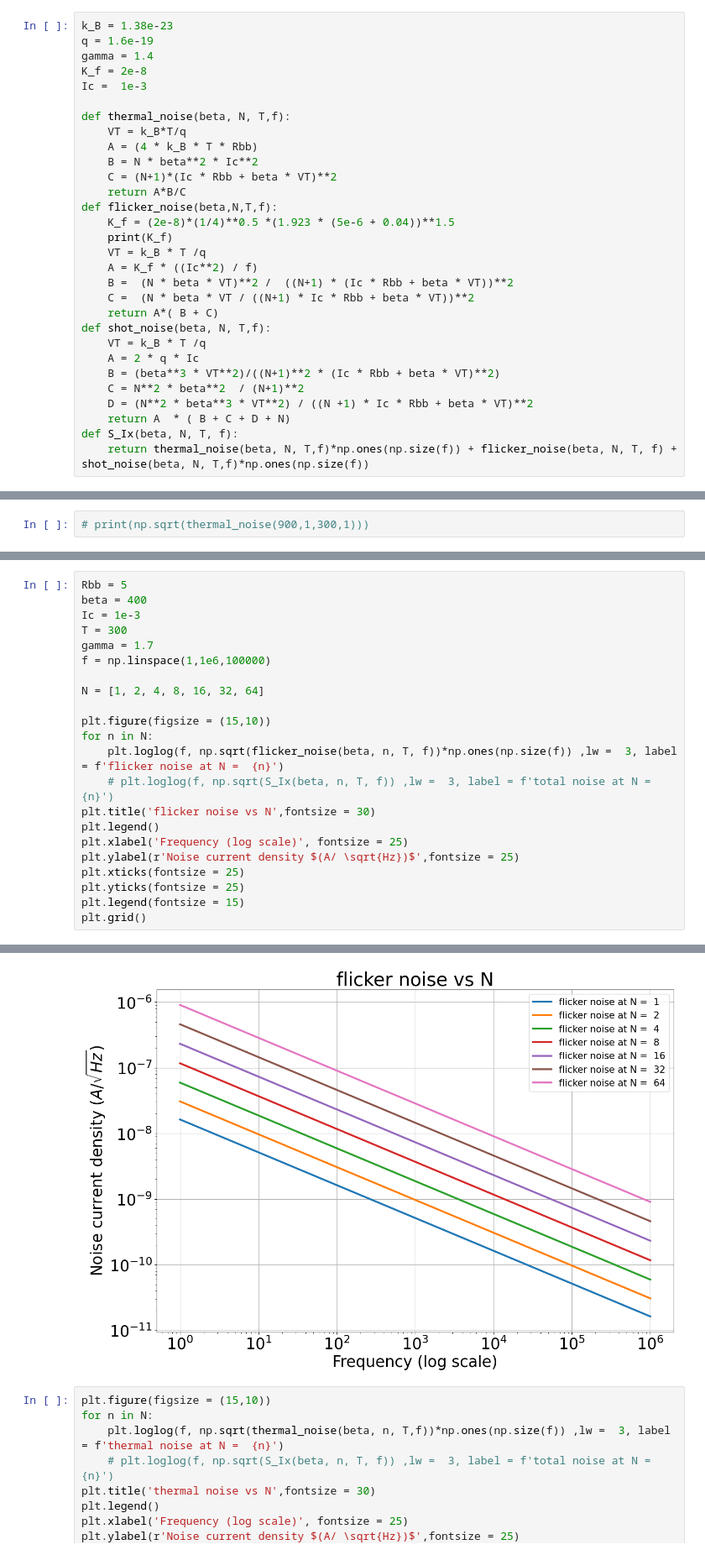
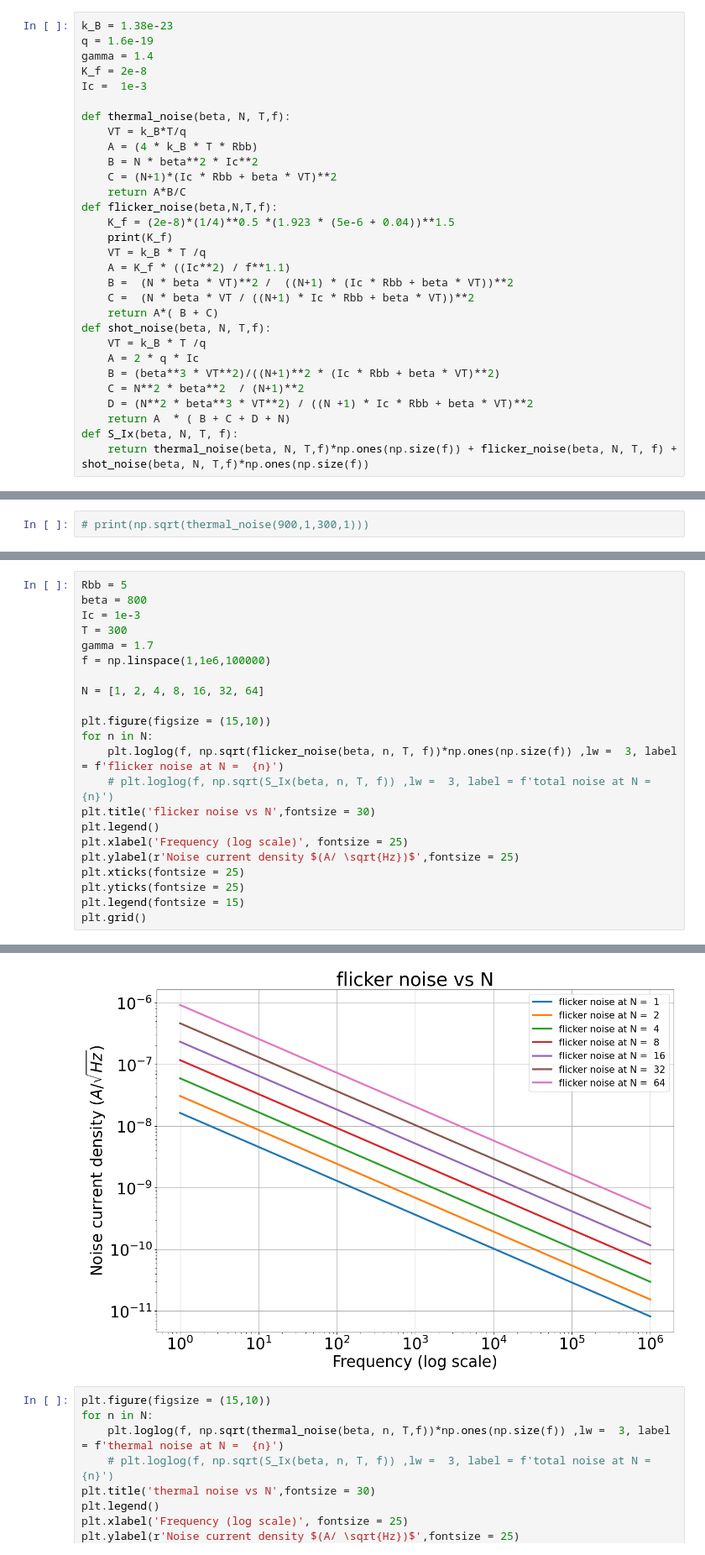
Before and after one commit to BaoTON1701/DAC_noise, a Jupyter notebook: noise_plt.ipynb, the cells around one changed output, grey strips where cells are left out. Shown at 84% size. Drawn from its saved outputs; the diff is of its cells as text.

```diff
--- a/noise_plt.ipynb
+++ b/noise_plt.ipynb
@@ -42,7 +42,7 @@ def flicker_noise(beta,N,T,f):
     K_f = (2e-8)*(1/4)**0.5 *(1.923 * (5e-6 + 0.04))**1.5
     print(K_f)
     VT = k_B * T /q
-    A = K_f * ((Ic**2) / f)
+    A = K_f * ((Ic**2) / f**1.1)
     B =  (N * beta * VT)**2 /  ((N+1) * (Ic * Rbb + beta * VT))**2
     C =  (N * beta * VT / ((N+1) * Ic * Rbb + beta * VT))**2
     return A*( B + C)
@@ -92,35 +92,35 @@ $$ I_C = 1mA $$
 $$ T = 300 K $$
 # %%
 Rbb = 5
-beta = 400
+beta = 800
 Ic = 1e-3
 T = 300
 gamma = 1.7
 f = np.linspace(1,1e6,100000)
 
 N = [1, 2, 4, 8, 16, 32, 64]
 
 plt.figure(figsize = (15,10))
 for n in N:
     plt.loglog(f, np.sqrt(flicker_noise(beta, n, T, f))*np.ones(np.size(f)) ,lw =  3, label = f'flicker noise at N =  {n}')
     # plt.loglog(f, np.sqrt(S_Ix(beta, n, T, f)) ,lw =  3, label = f'total noise at N =  {n}')
 plt.title('flicker noise vs N',fontsize = 30)
 plt.legend()
 plt.xlabel('Frequency (log scale)', fontsize = 25)
 plt.ylabel(r'Noise current density $(A/ \sqrt{Hz})$',fontsize = 25)
 plt.xticks(fontsize = 25)
 plt.yticks(fontsize = 25)
 plt.legend(fontsize = 15)
 plt.grid()
 # %% [output]
 2.1337342993949578e-10
 2.1337342993949578e-10
 2.1337342993949578e-10
 2.1337342993949578e-10
 2.1337342993949578e-10
 2.1337342993949578e-10
 2.1337342993949578e-10
-[figure, old version]
+[figure, new version]
 # %%
 plt.figure(figsize = (15,10))
 for n in N:
```
Also changed, not shown: parts of 17 cells of this notebook.
